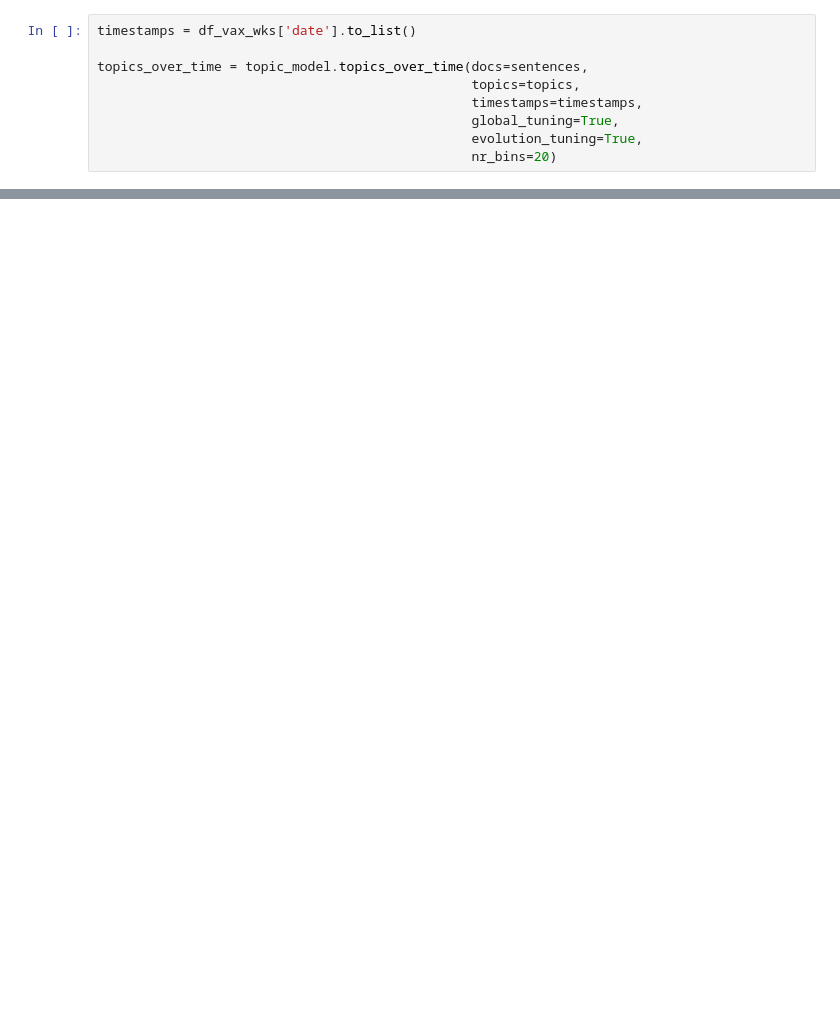
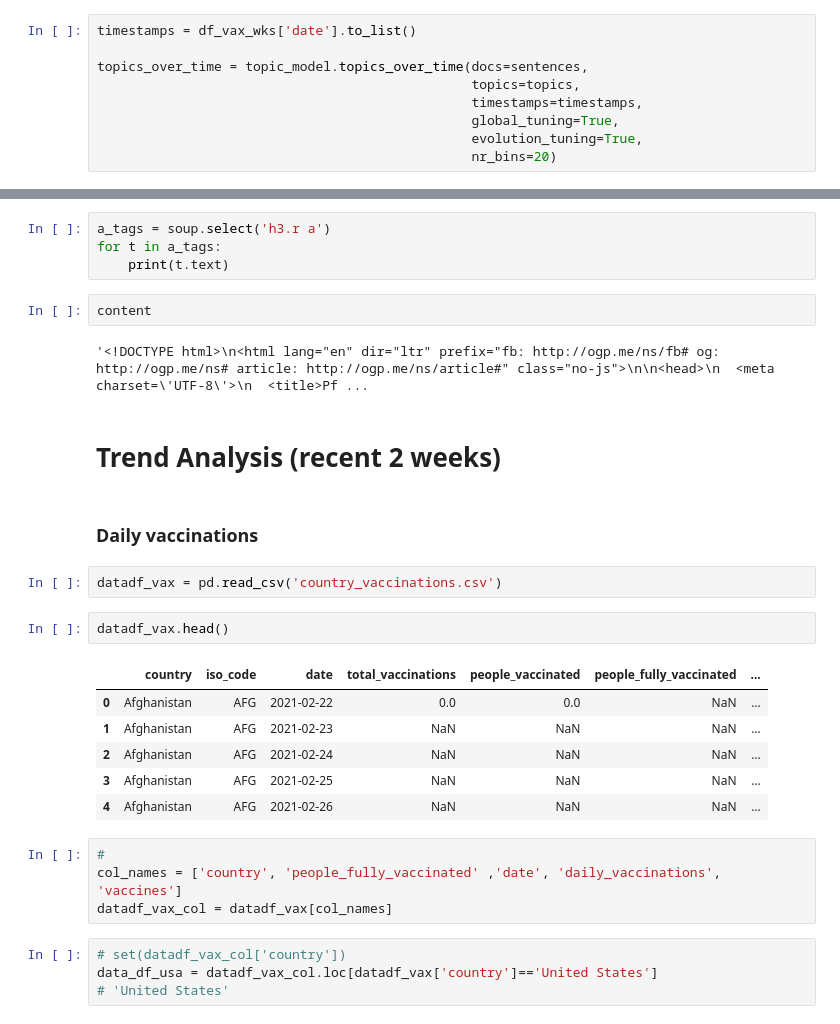
Before and after one commit to theQuert/inlpfun, a Jupyter notebook: Demo/Sentiment_Analysis_of_Covid19_Vaccination_tweets.ipynb, the cells around one changed output, grey strips where cells are left out. Drawn from its saved outputs; the diff is of its cells as text; blank space fills up the shorter version.

```diff
--- a/Demo/Sentiment_Analysis_of_Covid19_Vaccination_tweets.ipynb
+++ b/Demo/Sentiment_Analysis_of_Covid19_Vaccination_tweets.ipynb
@@ -1035,0 +1111,31 @@ topic_model.save('my_model')
+# %%
+a_tags = soup.select('h3.r a')
+for t in a_tags:
+    print(t.text)
+# %%
+content
+# %% [output]
+'<!DOCTYPE html>\n<html lang="en" dir="ltr" prefix="fb: http://ogp.me/ns/fb# og: http://ogp.me/ns# article: http://ogp.me/ns/article#" class="no-js">\n\n<head>\n  <meta charset=\'UTF-8\'>\n  <title>Pf ...
+# %% [markdown]
+# Trend Analysis (recent 2 weeks)
+# %% [markdown]
+### Daily vaccinations
+# %%
+datadf_vax = pd.read_csv('country_vaccinations.csv')
+# %%
+datadf_vax.head()
+# %% [output]
+|  | country | iso_code | date | total_vaccinations | people_vaccinated | people_fully_vaccinated | ... |
+| 0 | Afghanistan | AFG | 2021-02-22 | 0.0 | 0.0 | NaN | ... |
+| 1 | Afghanistan | AFG | 2021-02-23 | NaN | NaN | NaN | ... |
+| 2 | Afghanistan | AFG | 2021-02-24 | NaN | NaN | NaN | ... |
+| 3 | Afghanistan | AFG | 2021-02-25 | NaN | NaN | NaN | ... |
+| 4 | Afghanistan | AFG | 2021-02-26 | NaN | NaN | NaN | ... |
+# %%
+#
+col_names = ['country', 'people_fully_vaccinated' ,'date', 'daily_vaccinations', 'vaccines']
+datadf_vax_col = datadf_vax[col_names]
+# %%
+# set(datadf_vax_col['country'])
+data_df_usa = datadf_vax_col.loc[datadf_vax['country']=='United States']
+# 'United States'
```
Also changed, not shown: parts of 76 cells of this notebook.
